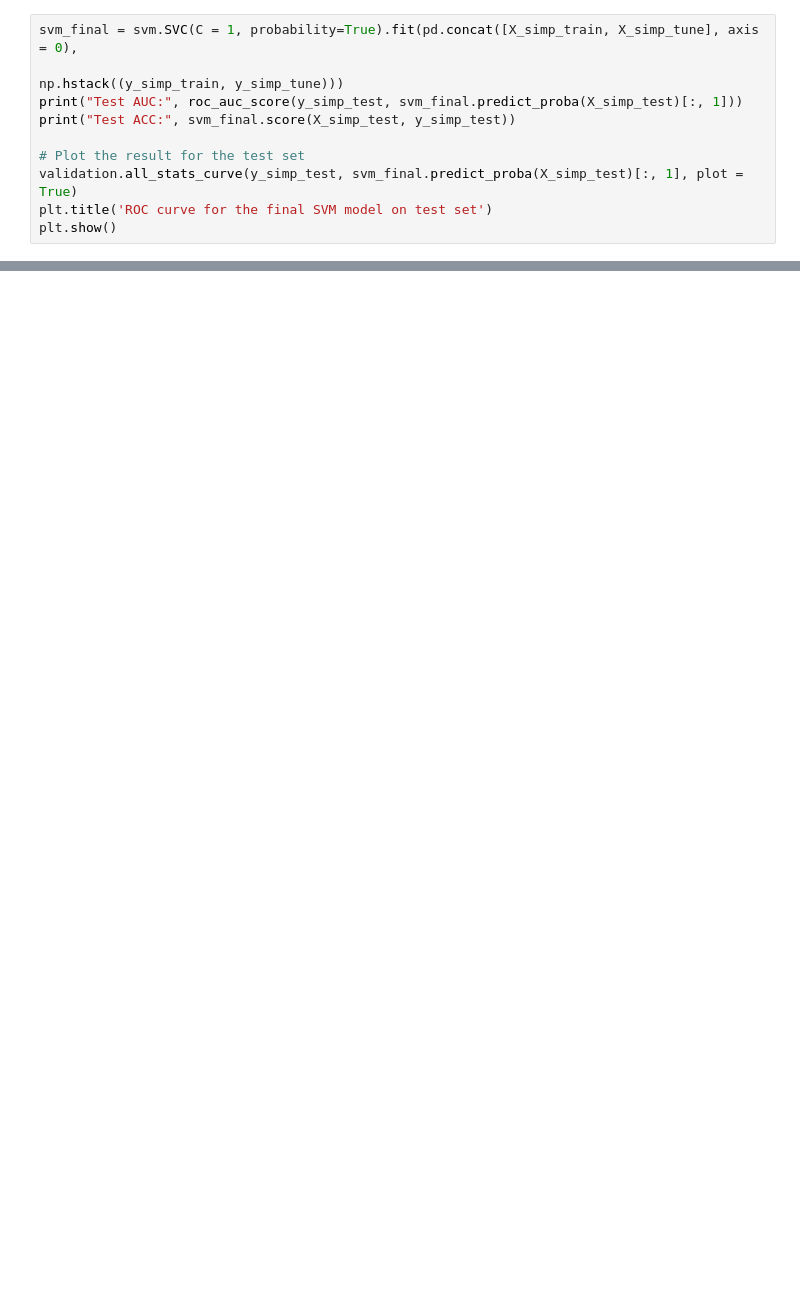
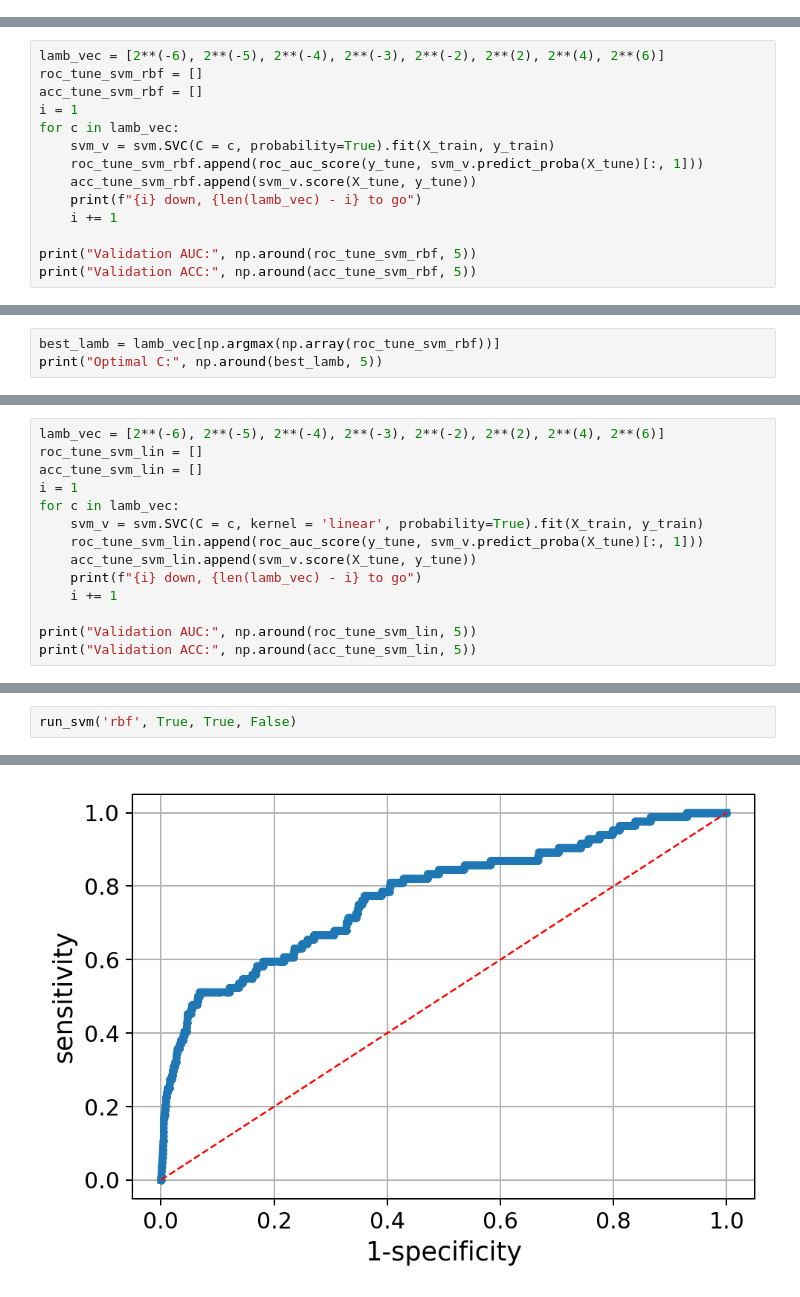
Before and after one commit to Yu-Group/clinical-rule-vetting, a Jupyter notebook: rulevetting/projects/tbi_pecarn/notebooks/svm.ipynb, the cells around one changed output, grey strips where cells are left out. Cells and saved outputs as stored; diff of their text form; blank space fills up the shorter version.

Commit message:
adding svm linear and rbf models

```diff
--- a/rulevetting/projects/tbi_pecarn/notebooks/svm.ipynb
+++ b/rulevetting/projects/tbi_pecarn/notebooks/svm.ipynb
@@ -189,10 +0,0 @@ Validation ACC: [0.9901 0.9901 0.9901 0.9901 0.9901]
-# %%
-svm_final = svm.SVC(C = 1, probability=True).fit(pd.concat([X_simp_train, X_simp_tune], axis = 0),
-                                                                                      np.hstack((y_simp_train, y_simp_tune)))
-print("Test AUC:", roc_auc_score(y_simp_test, svm_final.predict_proba(X_simp_test)[:, 1]))
-print("Test ACC:", svm_final.score(X_simp_test, y_simp_test))
-
-# Plot the result for the test set
-validation.all_stats_curve(y_simp_test, svm_final.predict_proba(X_simp_test)[:, 1], plot = True)
-plt.title('ROC curve for the final SVM model on test set')
-plt.show()
@@ -202,0 +164,14 @@ Test ACC: 0.9929295309922225
+# %%
+lamb_vec = [2**(-6), 2**(-5), 2**(-4), 2**(-3), 2**(-2), 2**(2), 2**(4), 2**(6)]
+roc_tune_svm_rbf = []
+acc_tune_svm_rbf = []
+i = 1
+for c in lamb_vec:
+    svm_v = svm.SVC(C = c, probability=True).fit(X_train, y_train)
+    roc_tune_svm_rbf.append(roc_auc_score(y_tune, svm_v.predict_proba(X_tune)[:, 1]))
+    acc_tune_svm_rbf.append(svm_v.score(X_tune, y_tune))
+    print(f"{i} down, {len(lamb_vec) - i} to go")
+    i += 1
+
+print("Validation AUC:", np.around(roc_tune_svm_rbf, 5))
+print("Validation ACC:", np.around(acc_tune_svm_rbf, 5))
@@ -202,0 +189,3 @@ Test ACC: 0.9929295309922225
+# %%
+best_lamb = lamb_vec[np.argmax(np.array(roc_tune_svm_rbf))]
+print("Optimal C:", np.around(best_lamb, 5))
@@ -202,0 +229,14 @@ Test ACC: 0.9929295309922225
+# %%
+lamb_vec = [2**(-6), 2**(-5), 2**(-4), 2**(-3), 2**(-2), 2**(2), 2**(4), 2**(6)]
+roc_tune_svm_lin = []
+acc_tune_svm_lin = []
+i = 1
+for c in lamb_vec:
+    svm_v = svm.SVC(C = c, kernel = 'linear', probability=True).fit(X_train, y_train)
+    roc_tune_svm_lin.append(roc_auc_score(y_tune, svm_v.predict_proba(X_tune)[:, 1]))
+    acc_tune_svm_lin.append(svm_v.score(X_tune, y_tune))
+    print(f"{i} down, {len(lamb_vec) - i} to go")
+    i += 1
+
+print("Validation AUC:", np.around(roc_tune_svm_lin, 5))
+print("Validation ACC:", np.around(acc_tune_svm_lin, 5))
@@ -202,0 +351,3 @@ Test ACC: 0.9929295309922225
+# %%
+run_svm('rbf', True, True, False)
+# %% [output]
@@ -202,0 +368 @@ Test ACC: 0.9929295309922225
+[figure, added]
```
Also changed, not shown: parts of 51 cells of this notebook.
